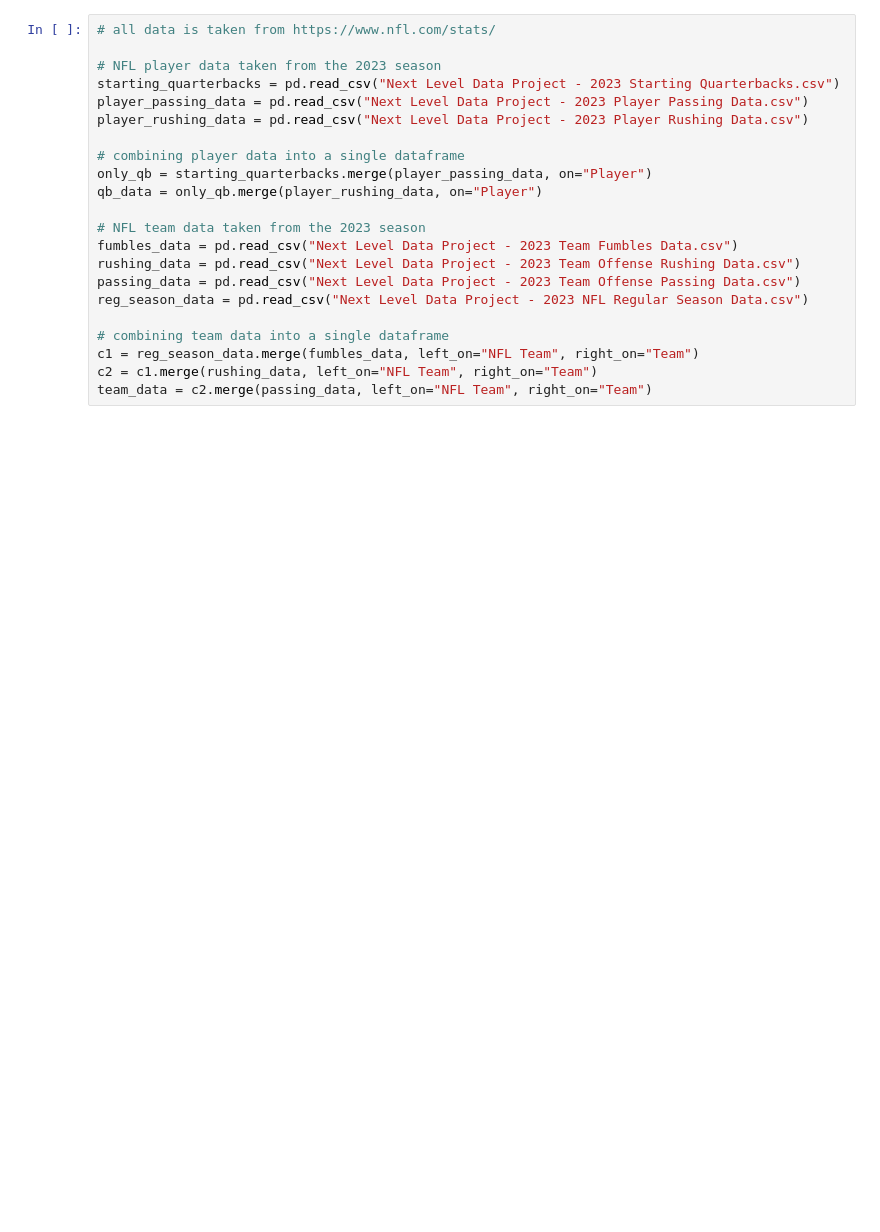
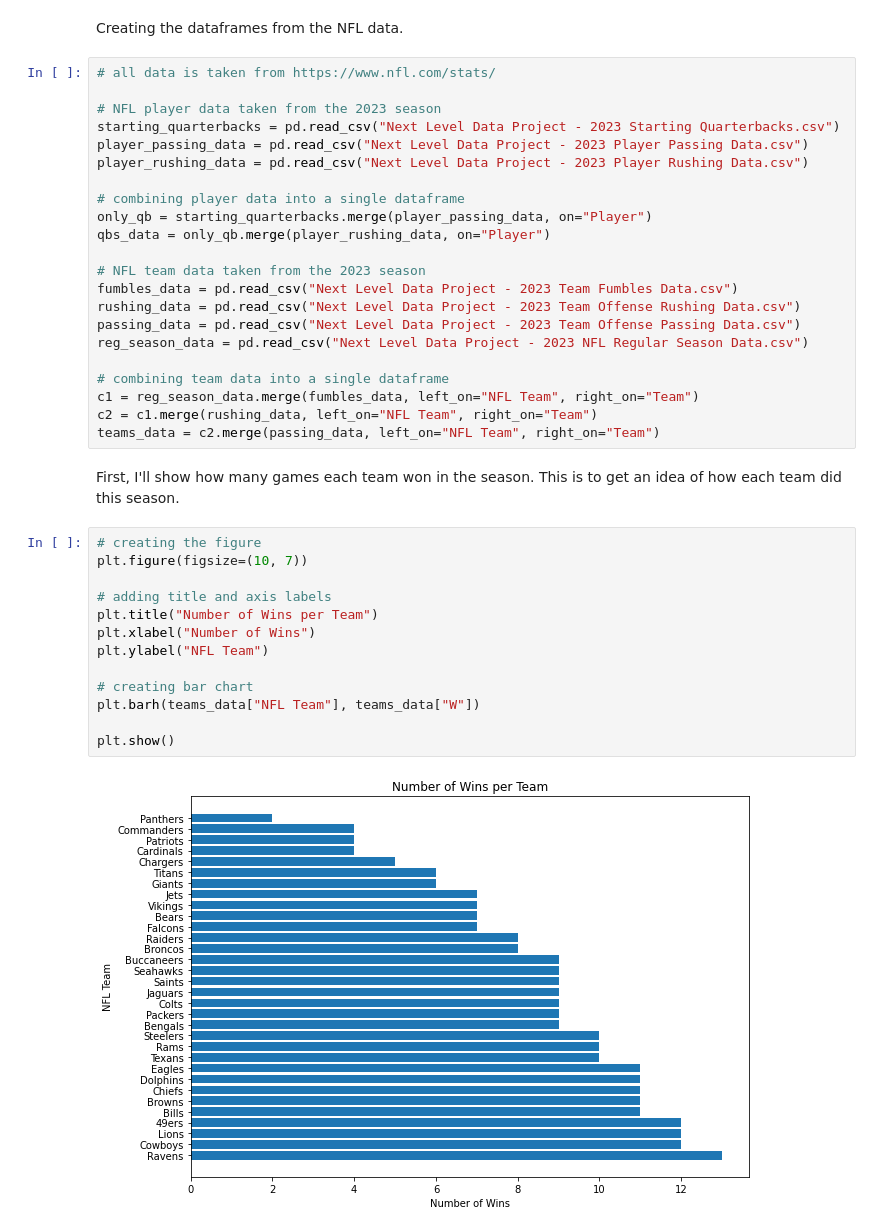
Before and after one commit to derrickdollesin/NFL-Data-Analytics-Project, a Jupyter notebook: Next Level Data Project.ipynb, the cells around one changed output. Cells and saved outputs as stored; diff of their text form; blank space fills up the shorter version.

```diff
--- a/Next Level Data Project.ipynb
+++ b/Next Level Data Project.ipynb
@@ -6,3 +8,5 @@ import matplotlib as plt
+# %% [markdown]
+Creating the dataframes from the NFL data.
 # %%
 # all data is taken from https://www.nfl.com/stats/
 
@@ -13,7 +17,7 @@ player_rushing_data = pd.read_csv("Next Level Data Project - 2023 Player Rushing
 
 # combining player data into a single dataframe
 only_qb = starting_quarterbacks.merge(player_passing_data, on="Player")
-qb_data = only_qb.merge(player_rushing_data, on="Player")
+qbs_data = only_qb.merge(player_rushing_data, on="Player")
 
 # NFL team data taken from the 2023 season
 fumbles_data = pd.read_csv("Next Level Data Project - 2023 Team Fumbles Data.csv")
@@ -24,4 +28,21 @@ reg_season_data = pd.read_csv("Next Level Data Project - 2023 NFL Regular Season
 # combining team data into a single dataframe
 c1 = reg_season_data.merge(fumbles_data, left_on="NFL Team", right_on="Team")
 c2 = c1.merge(rushing_data, left_on="NFL Team", right_on="Team")
-team_data = c2.merge(passing_data, left_on="NFL Team", right_on="Team")
+teams_data = c2.merge(passing_data, left_on="NFL Team", right_on="Team")
+# %% [markdown]
+First, I'll show how many games each team won in the season. This is to get an idea of how each team did this season.
+# %%
+# creating the figure
+plt.figure(figsize=(10, 7))
+
+# adding title and axis labels
+plt.title("Number of Wins per Team")
+plt.xlabel("Number of Wins")
+plt.ylabel("NFL Team")
+
+# creating bar chart
+plt.barh(teams_data["NFL Team"], teams_data["W"])
+
+plt.show()
+# %% [output]
+[figure, added]
```
Also changed, not shown: parts of 11 cells of this notebook.
